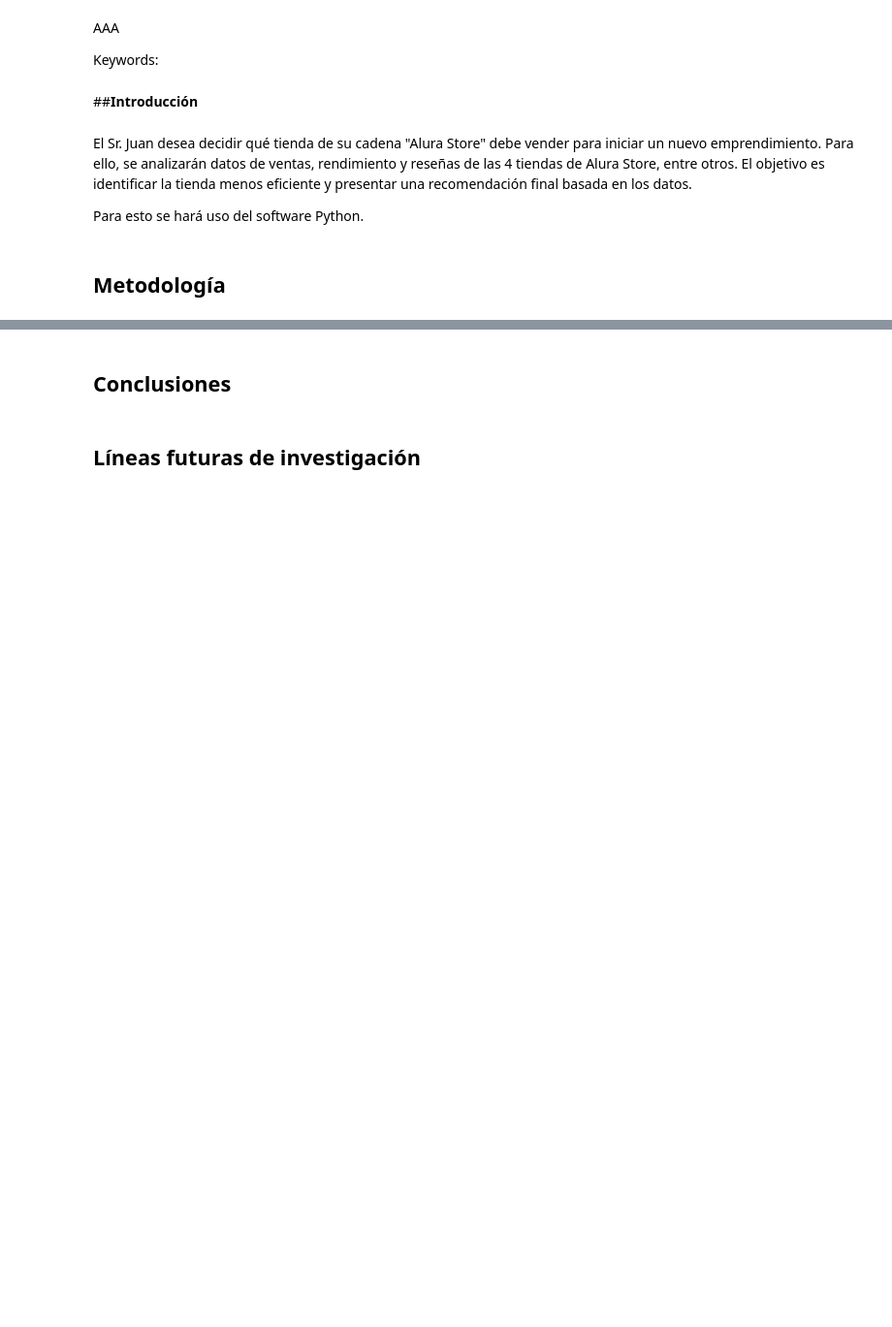
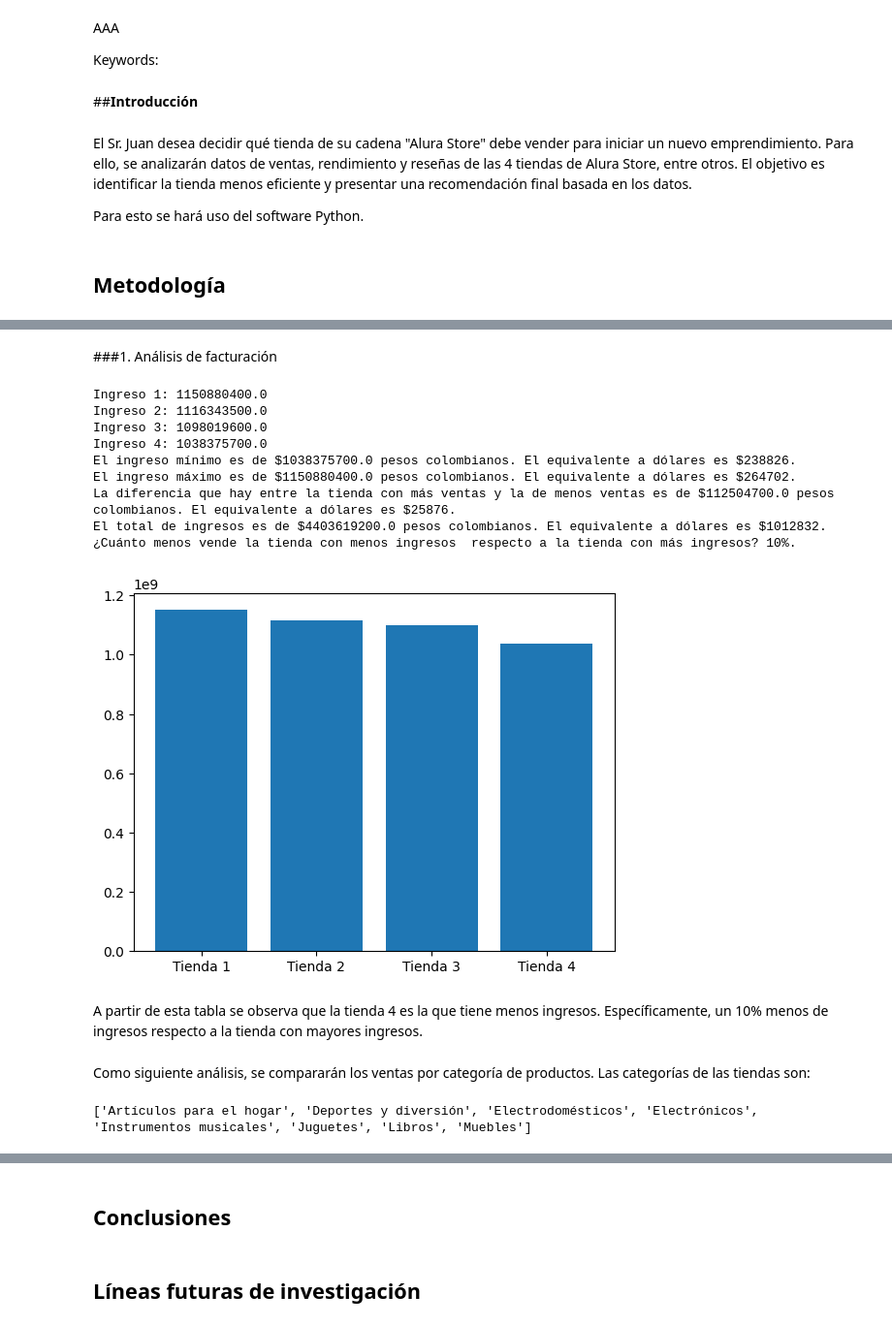
Before and after one commit to vanessa-oreza/Alura-Store, a Jupyter notebook: AluraStoreLatam.ipynb, the cells around one changed output, grey strips where cells are left out. Shown at 97% size. Cells and saved outputs as stored; diff of their text form; code cells hidden in the pictures; blank space fills up the shorter version.

```diff
--- a/AluraStoreLatam.ipynb
+++ b/AluraStoreLatam.ipynb
@@ -55,10 +52,0 @@ tienda4.head()
-# %%
-Ingreso1 = tienda['Precio'].sum()
-Ingreso2 = tienda2['Precio'].sum()
-Ingreso3 = tienda3['Precio'].sum()
-Ingreso4 = tienda4['Precio'].sum()
-
-print(Ingreso1)
-print(Ingreso2)
-print(Ingreso3)
-print(Ingreso4)
@@ -523,0 +99,45 @@ Para esto se hará uso del software Python.
+# %% [markdown]
+###1. Análisis de facturación
+# %%
+Ingreso1 = tienda['Precio'].sum(); Ingreso2 = tienda2['Precio'].sum(); Ingreso3 = tienda3['Precio'].sum(); Ingreso4 = tienda4['Precio'].sum()
+print(f'Ingreso 1: {Ingreso1}')
+print(f'Ingreso 2: {Ingreso2}')
+print(f'Ingreso 3: {Ingreso3}')
+print(f'Ingreso 4: {Ingreso4}')
+ingreso_minimo=min(Ingreso1,Ingreso2,Ingreso3,Ingreso4)
+print(f'El ingreso mínimo es de ${ingreso_minimo} pesos colombianos. El equivalente a dólares es ${round(ingreso_minimo*conversion_dl)}.')
+ingreso_maximo=max(Ingreso1,Ingreso2,Ingreso3,Ingreso4)
+print(f'El ingreso máximo es de ${ingreso_maximo} pesos colombianos. El equivalente a dólares es ${round(ingreso_maximo*conversion_dl)}.')
+conversion_dl=0.00023
+print(f'La diferencia que hay entre la tienda con más ventas y la de menos ventas es de ${ingreso_maximo-ingreso_minimo} pesos colombianos. El equivalente a dólares es ${round((ingreso_maximo-ingreso_minimo)*conversion_dl)}.')
+plt.bar(['Tienda 1', 'Tienda 2', 'Tienda 3', 'Tienda 4'], [Ingreso1, Ingreso2, Ingreso3, Ingreso4])
+
+total_ingresos=Ingreso1+Ingreso2+Ingreso3+Ingreso4
+print(f'El total de ingresos es de ${total_ingresos} pesos colombianos. El equivalente a dólares es ${round(total_ingresos*conversion_dl)}.')
+razon_diferencia_ingresos=((ingreso_maximo-ingreso_minimo)/total_ingresos)*100
+razon_diferencia_ingresos
+
+rzn_dif_ing_max=(ingreso_minimo/ingreso_maximo)*100
+rzn_dif_ing_max
+print(f'¿Cuánto menos vende la tienda con menos ingresos  respecto a la tienda con más ingresos? {round(100-rzn_dif_ing_max)}%.')
+# %% [output]
+Ingreso 1: 1150880400.0
+Ingreso 2: 1116343500.0
+Ingreso 3: 1098019600.0
+Ingreso 4: 1038375700.0
+El ingreso mínimo es de $1038375700.0 pesos colombianos. El equivalente a dólares es $238826.
+El ingreso máximo es de $1150880400.0 pesos colombianos. El equivalente a dólares es $264702.
+La diferencia que hay entre la tienda con más ventas y la de menos ventas es de $112504700.0 pesos colombianos. El equivalente a dólares es $25876.
+El total de ingresos es de $4403619200.0 pesos colombianos. El equivalente a dólares es $1012832.
+¿Cuánto menos vende la tienda con menos ingresos  respecto a la tienda con más ingresos? 10%.
+[figure, added]
+# %% [markdown]
+A partir de esta tabla se observa que la tienda 4 es la que tiene menos ingresos. Específicamente, un 10% menos de ingresos respecto a la tienda con mayores ingresos.
+# %% [markdown]
+Como siguiente análisis, se compararán los ventas por categoría de productos.
+Las categorías de las tiendas son:
+# %%
+categorias=tienda['Categoría del Producto'].unique()
+print(sorted(categorias))
+# %% [output]
+['Artículos para el hogar', 'Deportes y diversión', 'Electrodomésticos', 'Electrónicos', 'Instrumentos musicales', 'Juguetes', 'Libros', 'Muebles']
```
Also changed, not shown: parts of 67 cells of this notebook.
